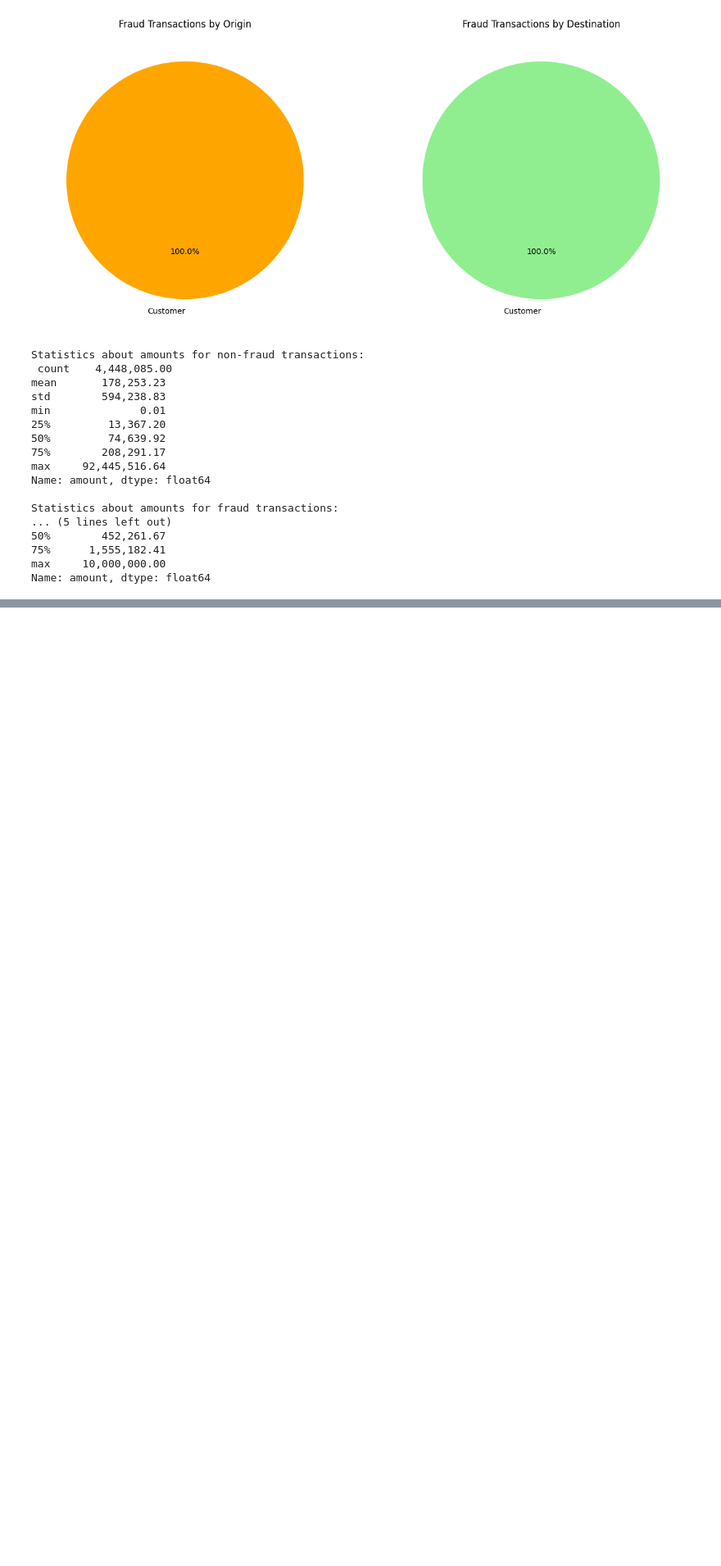
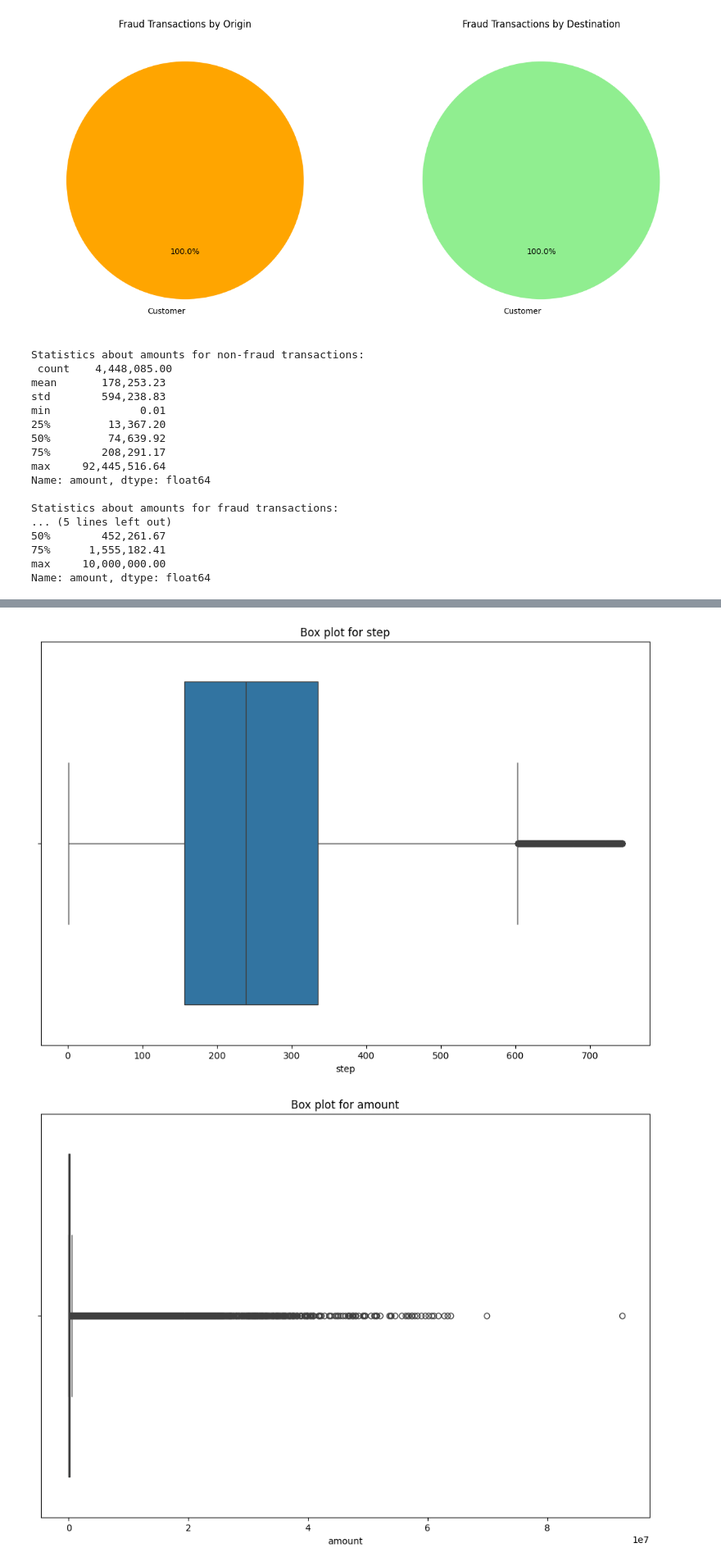
Before and after one commit to rtiwari6-stats/fraud-classifier, a Jupyter notebook: Online_Payments_Fraud_Detection.ipynb, the cells around one changed output, grey strips where cells are left out. Shown: that part at 82% size. Cells and saved outputs as stored; diff of their text form; code cells hidden in the pictures; blank space fills up the shorter version.

```diff
--- a/Online_Payments_Fraud_Detection.ipynb
+++ b/Online_Payments_Fraud_Detection.ipynb
@@ -210,0 +229,11 @@ Name: amount, dtype: float64
+# %%
+numeric_columns = ['step', 'amount', 'oldbalanceOrg', 'newbalanceOrig', 'oldbalanceDest', 'newbalanceDest']
+
+for column in numeric_columns:
+    plt.figure(figsize=(12, 8))
+    sns.boxplot(x=(X[column]))
+    plt.title(f'Box plot for {column}')
+    plt.show()
+# %% [output]
+[figure, added]
+[figure, added]
```
Also changed, not shown: parts of 9 cells of this notebook.
